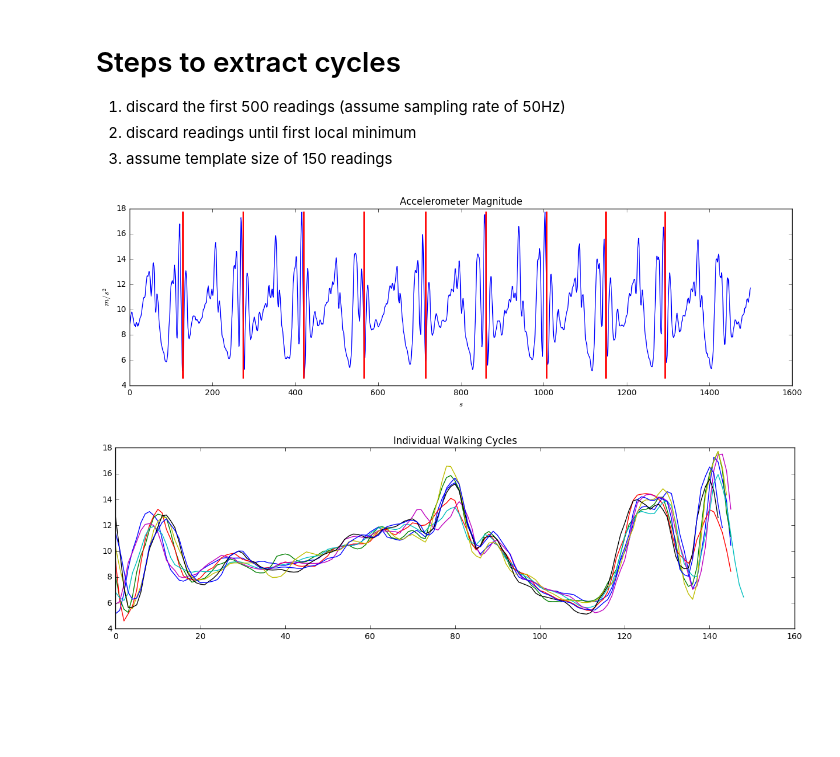
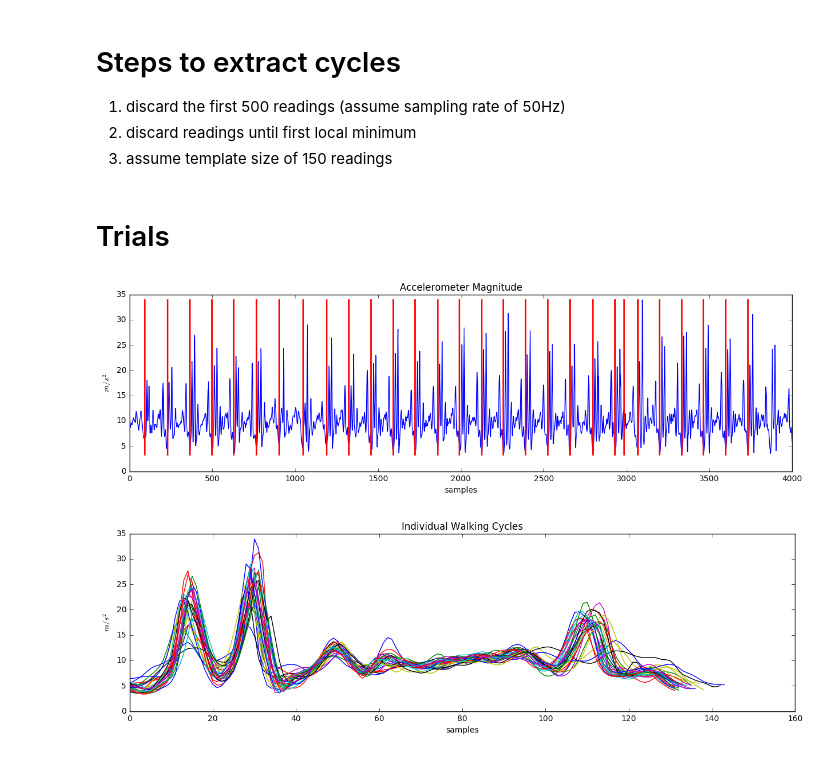
Before and after one commit to ms2666/INFO4120, a Jupyter notebook: playground.ipynb, the cells around one changed output. Cells and saved outputs as stored; diff of their text form; code cells hidden in the pictures; blank space fills up the shorter version.

```diff
--- a/playground.ipynb
+++ b/playground.ipynb
@@ -113,17 +122,30 @@ def find_cycles(data, viz=False):
 # %%
-def extract_feats(data, starts):
+def extract_feats(data, starts, filter_short=True):
+    """
+    input:
+        data (time series)
+        starts (start of each cycle)
+        filter_short [optional] (filters out short cycles)
+    """
     ns = len(starts)
     out = []
     for i in range(ns-1):
         out.append(data[starts[i]:starts[i+1]])
+    if filter_short:
+        return filter_datapoints(out)
     return out
 # %%
-def plot_steps(data, starts):
+def plot_steps(data, starts, main_title='Accelerometer Magnitude', main_ylabel='$m/s^2$'):
+    """
+    plots overall time series with starts overlayed
+    plots individual walking cycles
+    """
+
     plt.figure(figsize=(15,4))
-    plt.plot(samples2)
-    plt.title('Accelerometer Magnitude')
-    plt.xlabel('$s$')
-    plt.ylabel('$m/s^2$')
+    plt.plot(data)
+    plt.title(main_title)
+    plt.xlabel('samples')
+    plt.ylabel(main_ylabel)
     mx = data.max()
     mn = data.min()
     vy = np.linspace(mn, mx, 2)
@@ -135,5 +157,7 @@ def plot_steps(data, starts):
 
     plt.figure(figsize=(15,4))
     plt.title('Individual Walking Cycles')
+    plt.xlabel('samples')
+    plt.ylabel(main_ylabel)
     for s in extract_feats(data, starts):
         plt.plot(s)
@@ -156,6 +163,0 @@ samples2 = samples[500:2000]
-# %%
-starts = find_cycles(samples2)
-plot_steps(samples2, starts)
-# %% [output]
-[figure, removed]
-[figure, removed]
@@ -161,0 +180,19 @@ plot_steps(samples2, starts)
+# %% [markdown]
+# Trials
+# %%
+a = get_data(10, 2)
+accelerometer_cols = [x for x in a.columns if 'acc' in x]
+gyroscope_cols = [x for x in a.columns if 'gyr' in x]
+# %%
+data = a[accelerometer_cols].values
+n, d = data.shape
+acc_mag = (data ** 2).sum(axis=1) ** 0.5
+# %%
+samples2 = acc_mag[1000:5000]
+starts = find_cycles(samples2)
+plot_steps(samples2, starts)
+
+x,y,z=a[gyroscope_cols].values[1000:5000, :].T
+# %% [output]
+[figure, added]
+[figure, added]
```
Also changed, not shown: parts of 12 cells of this notebook.
